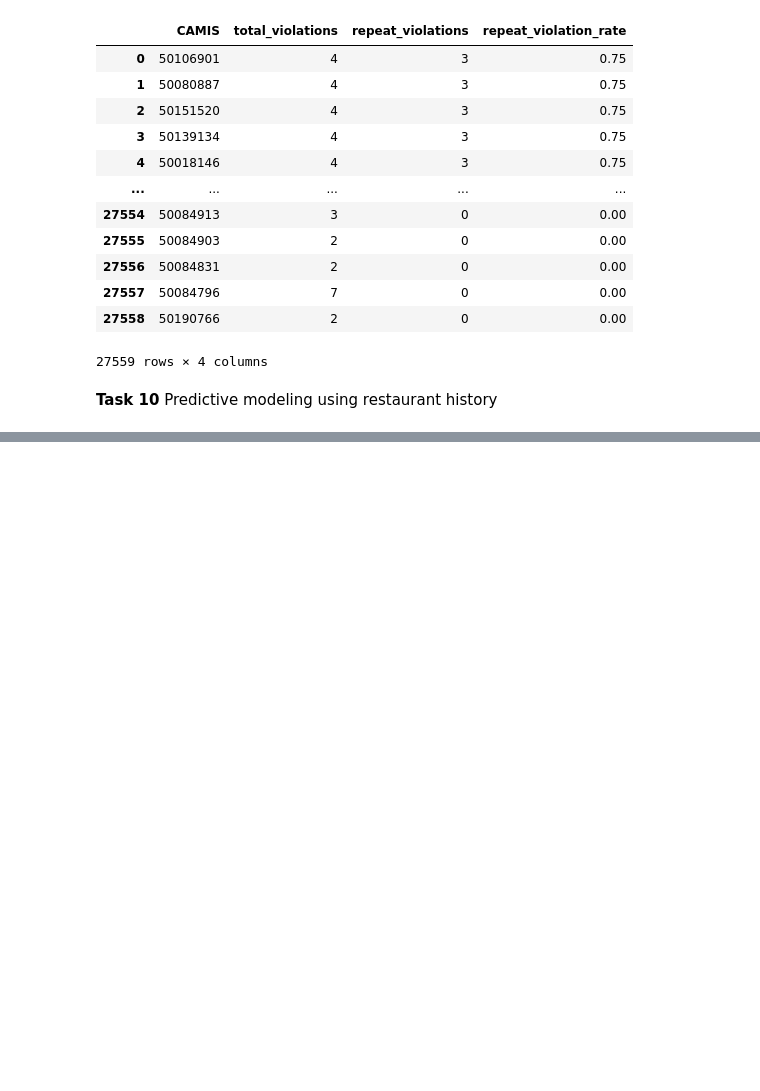
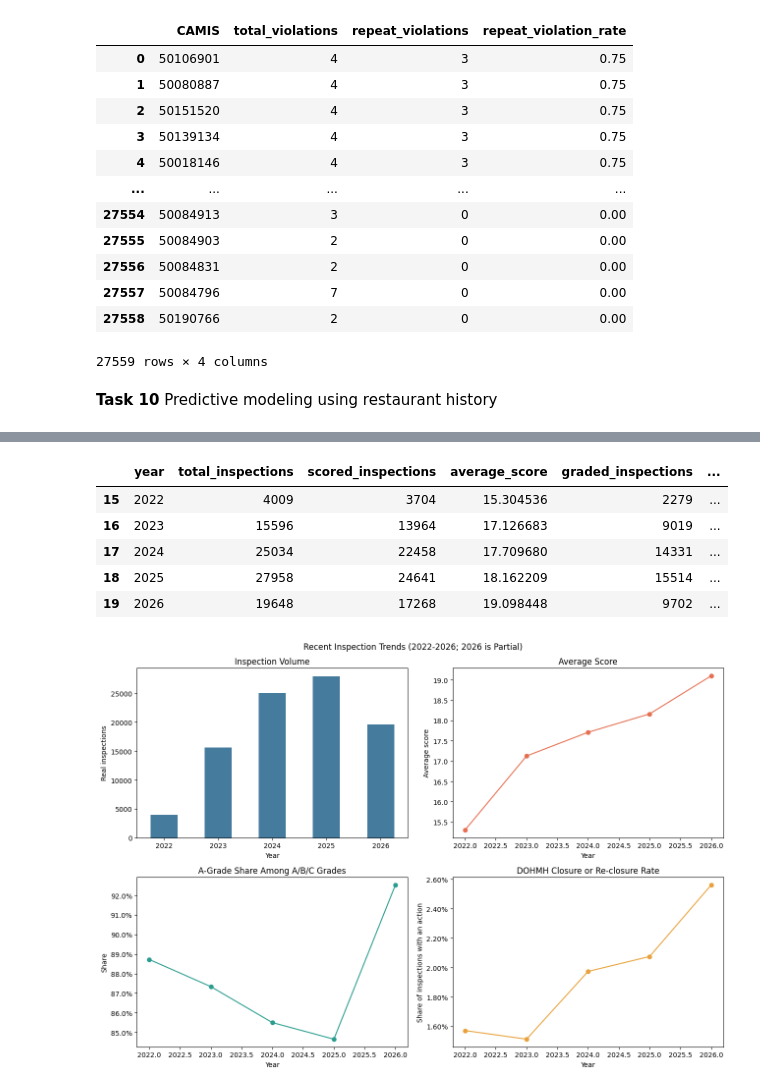
Before and after one commit to estvjana/nyc-restaurant-inspections, a Jupyter notebook: 05_EDA.ipynb, the cells around one changed output, grey strips where cells are left out. Drawn from its saved outputs; the diff is of its cells as text; code cells hidden in the pictures; blank space fills up the shorter version.

```diff
--- a/05_EDA.ipynb
+++ b/05_EDA.ipynb
@@ -351,0 +997,50 @@ model_performance
+# %%
+recent_yearly_summary = yearly_summary.loc[yearly_summary["year"] >= 2022].copy()
+display(recent_yearly_summary)
+
+fig, axes = plt.subplots(2, 2, figsize=(13, 9))
+recent_yearly_summary.plot(
+    x="year", y="total_inspections", kind="bar", ax=axes[0, 0], legend=False, color="#457b9d"
+)
+axes[0, 0].set_title("Inspection Volume")
+axes[0, 0].set_xlabel("Year")
+axes[0, 0].set_ylabel("Real inspections")
+axes[0, 0].tick_params(axis="x", rotation=0)
+
+recent_yearly_summary.plot(
+    x="year", y="average_score", kind="line", marker="o", ax=axes[0, 1], legend=False, color="#e76f51"
+)
+axes[0, 1].set_title("Average Score")
+axes[0, 1].set_xlabel("Year")
+axes[0, 1].set_ylabel("Average score")
+axes[0, 1].tick_params(axis="x", rotation=0)
+
+recent_yearly_summary.plot(
+    x="year", y="a_grade_share_among_graded", kind="line", marker="o", ax=axes[1, 0], legend=False, color="#2a9d8f"
+)
+axes[1, 0].set_title("A-Grade Share Among A/B/C Grades")
+axes[1, 0].set_xlabel("Year")
+axes[1, 0].set_ylabel("Share")
+axes[1, 0].yaxis.set_major_formatter(PercentFormatter(1))
+axes[1, 0].tick_params(axis="x", rotation=0)
+
+recent_yearly_summary.plot(
+    x="year", y="dohmh_closure_rate", kind="line", marker="o", ax=axes[1, 1], legend=False, color="#e9a23b"
+)
+axes[1, 1].set_title("DOHMH Closure or Re-closure Rate")
+axes[1, 1].set_xlabel("Year")
+axes[1, 1].set_ylabel("Share of inspections with an action")
+axes[1, 1].yaxis.set_major_formatter(PercentFormatter(1))
+axes[1, 1].tick_params(axis="x", rotation=0)
+
+fig.suptitle("Recent Inspection Trends (2022-2026; 2026 is Partial)")
+fig.tight_layout()
+plt.show()
+# %% [output]
+|  | year | total_inspections | scored_inspections | average_score | graded_inspections | ... |
+| 15 | 2022 | 4009 | 3704 | 15.304536 | 2279 | ... |
+| 16 | 2023 | 15596 | 13964 | 17.126683 | 9019 | ... |
+| 17 | 2024 | 25034 | 22458 | 17.709680 | 14331 | ... |
+| 18 | 2025 | 27958 | 24641 | 18.162209 | 15514 | ... |
+| 19 | 2026 | 19648 | 17268 | 19.098448 | 9702 | ... |
+[figure, added]
```
Also changed, not shown: parts of 10 cells of this notebook.
